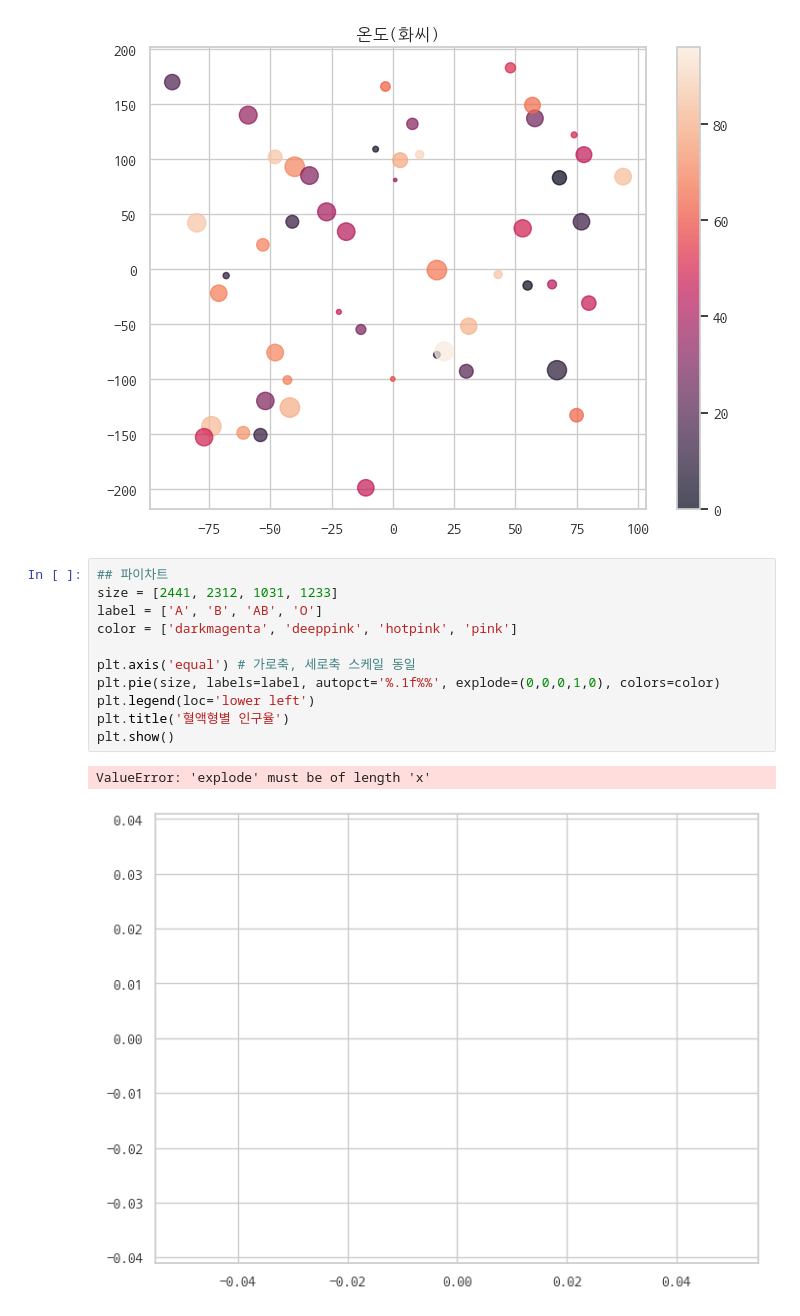
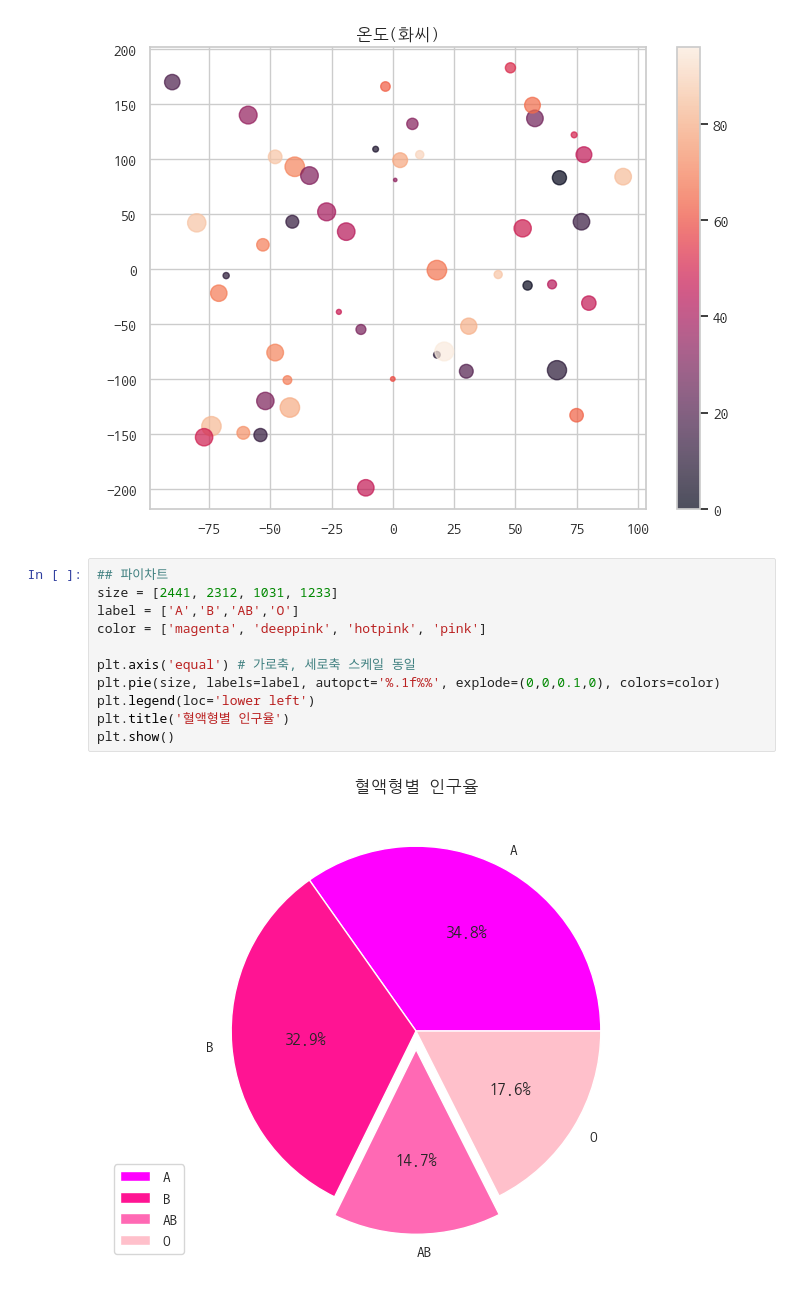
Before and after one commit to qkrskdusdlqslek/IoT-bigdata-2024, a Jupyter notebook: day1/bda03_matplotlib_basic.ipynb, the cells around one changed output. Drawn from its saved outputs; the diff is of its cells as text.

```diff
--- a/day1/bda03_matplotlib_basic.ipynb
+++ b/day1/bda03_matplotlib_basic.ipynb
@@ -168,14 +168,13 @@ plt.show()
 # %%
 ## 파이차트
 size = [2441, 2312, 1031, 1233]
-label = ['A', 'B', 'AB', 'O']
-color = ['darkmagenta', 'deeppink', 'hotpink', 'pink']
+label = ['A','B','AB','O']
+color = ['magenta', 'deeppink', 'hotpink', 'pink']
 
 plt.axis('equal') # 가로축, 세로축 스케일 동일
-plt.pie(size, labels=label, autopct='%.1f%%', explode=(0,0,0,1,0), colors=color)
+plt.pie(size, labels=label, autopct='%.1f%%', explode=(0,0,0.1,0), colors=color)
 plt.legend(loc='lower left')
 plt.title('혈액형별 인구율')
 plt.show()
 # %% [output]
-ValueError: 'explode' must be of length 'x'
-[figure, old version]
+[figure, new version]
```
Also changed, not shown: parts of 1 cell of this notebook.
